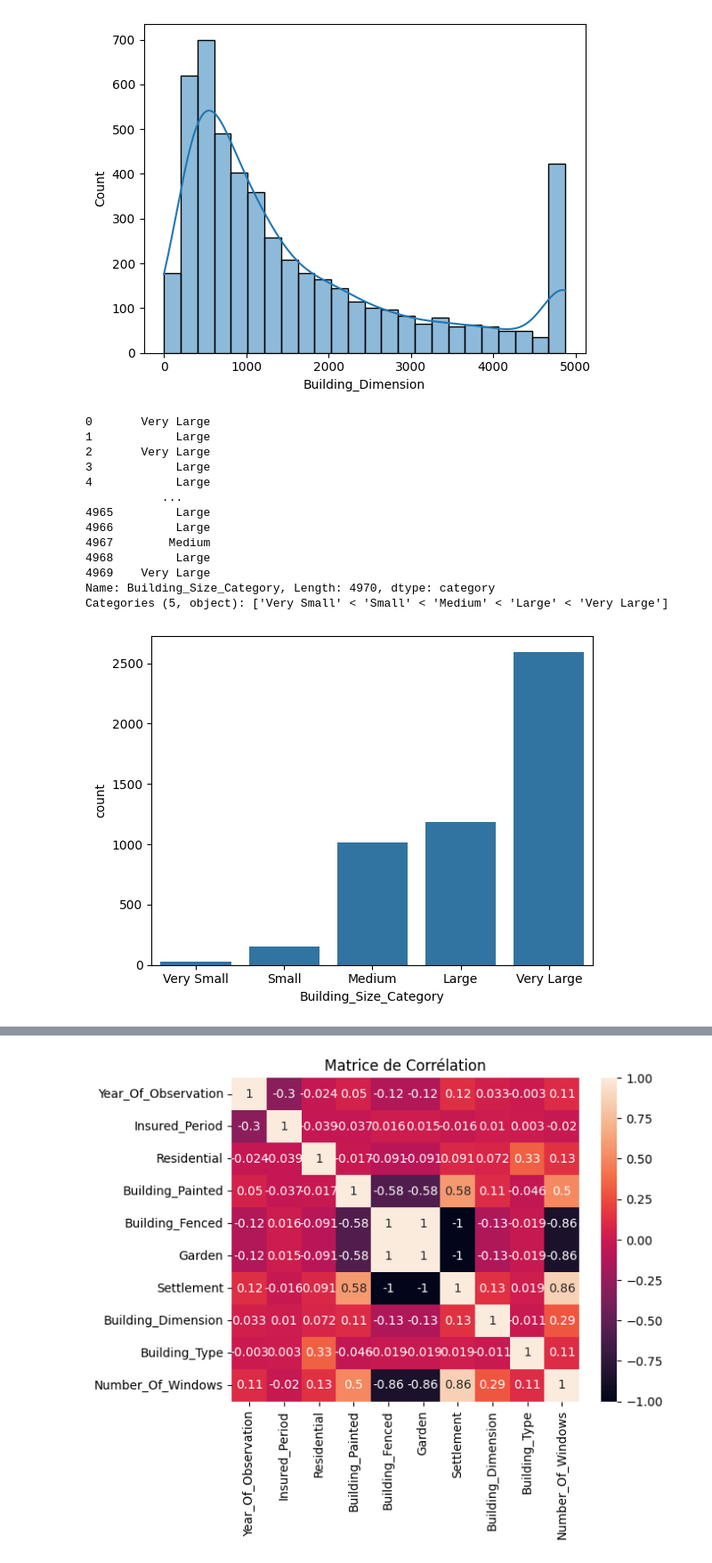
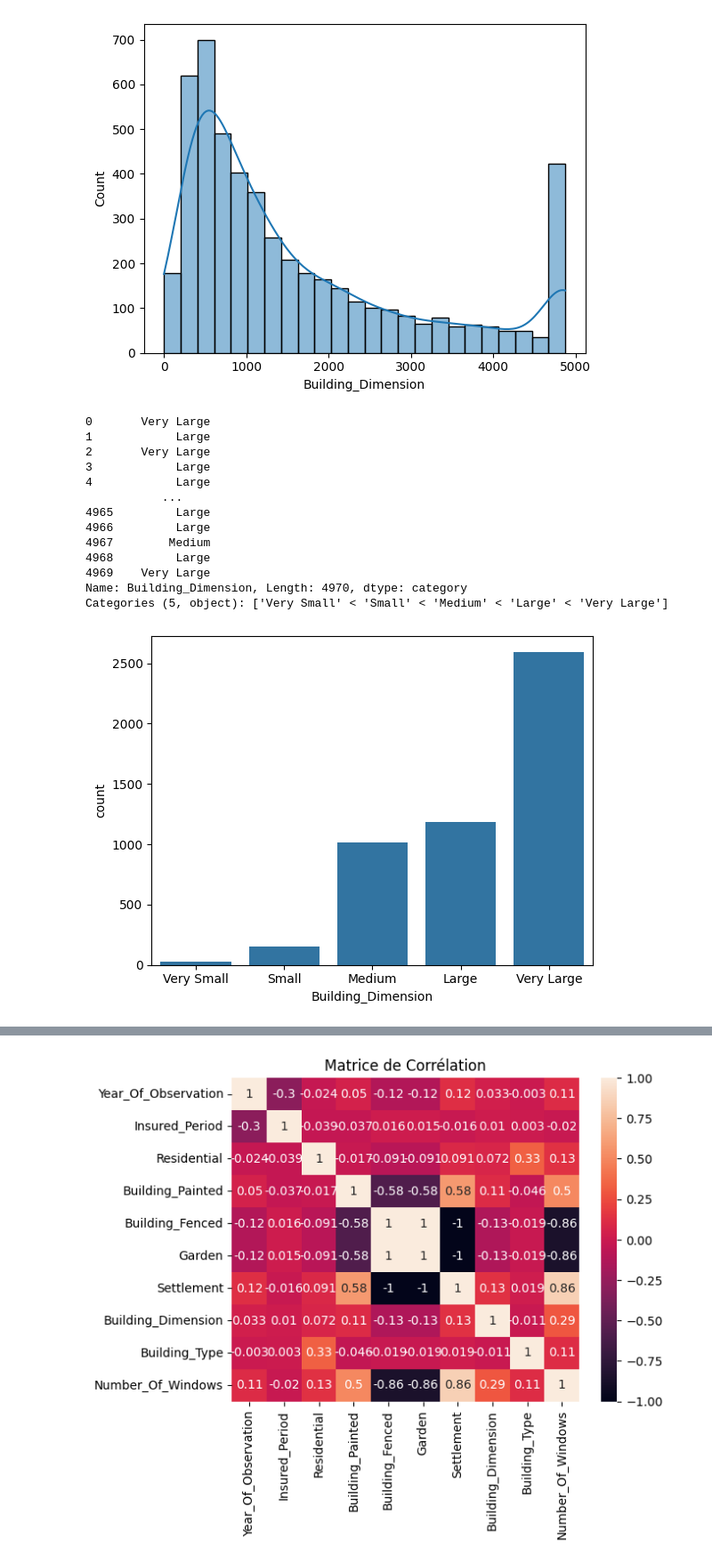
Before and after one commit to NASSERamine/Assurance-Habitation-Pr-diction-Accidents, a Jupyter notebook: train.ipynb, the cells around one changed output, grey strips where cells are left out. Shown at 89% size. Saved outputs shown, nothing was run; the diff lists cells and outputs as text; code cells hidden in the pictures.

```diff
--- a/train.ipynb
+++ b/train.ipynb
@@ -310,8 +310,8 @@ df['Building_Dimension'] = df['Building_Dimension'].round(0).astype(int)
 bins = [0, 50, 200, 500, 1000, np.inf]  # Adjust the ranges as needed
 labels = ['Very Small', 'Small', 'Medium', 'Large', 'Very Large']
 
-df['Building_Size_Category'] = pd.cut(df['Building_Dimension'], bins=bins, labels=labels)
-df['Building_Size_Category']
+df['Building_Dimension'] = pd.cut(df['Building_Dimension'], bins=bins, labels=labels)
+df['Building_Dimension']
 # %% [output]
 0       Very Large
 1            Large
@@ -324,13 +324,13 @@ df['Building_Size_Category']
 4967        Medium
 4968         Large
 4969    Very Large
-Name: Building_Size_Category, Length: 4970, dtype: category
+Name: Building_Dimension, Length: 4970, dtype: category
 Categories (5, object): ['Very Small' < 'Small' < 'Medium' < 'Large' < 'Very Large']
 # %%
-sns.countplot(data=df,x='Building_Size_Category')
+sns.countplot(data=df,x='Building_Dimension')
 plt.show()
 # %% [output]
-[figure, old version]
+[figure, new version]
 # %%
 from sklearn.preprocessing import KBinsDiscretizer
 enc = KBinsDiscretizer(n_bins=4, encode='ordinal',strategy='quantile', subsample=len(df))
```
Also changed, not shown: parts of 17 cells of this notebook, 3 other files.
